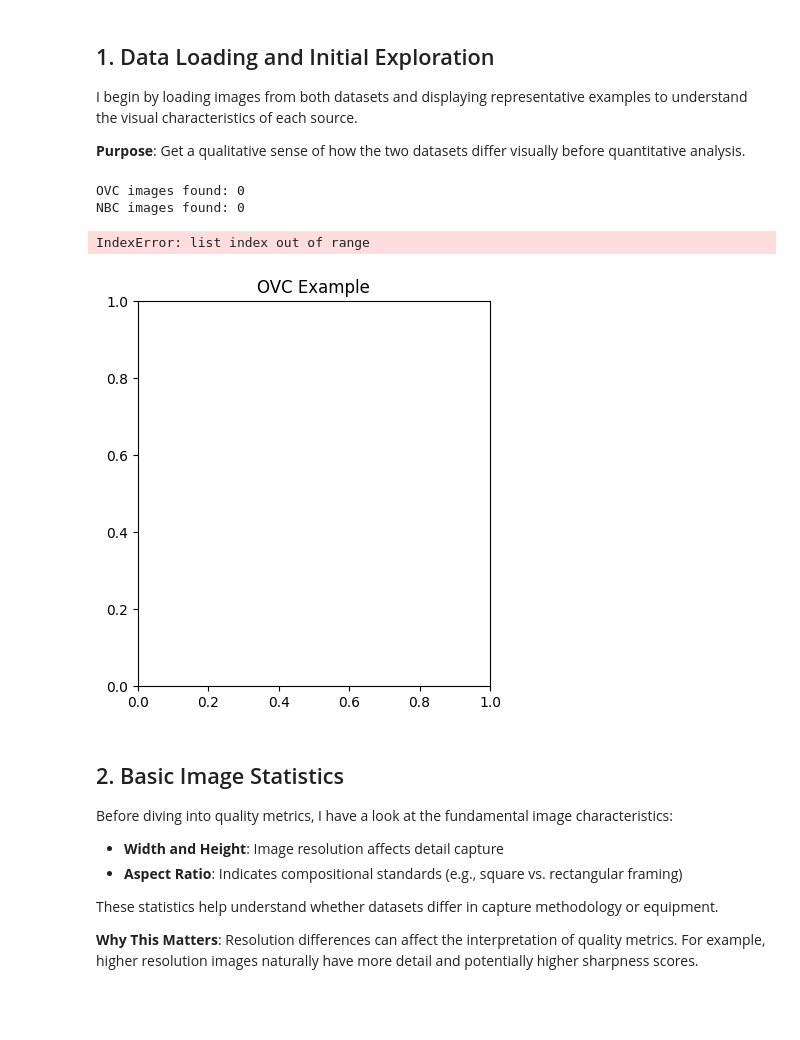
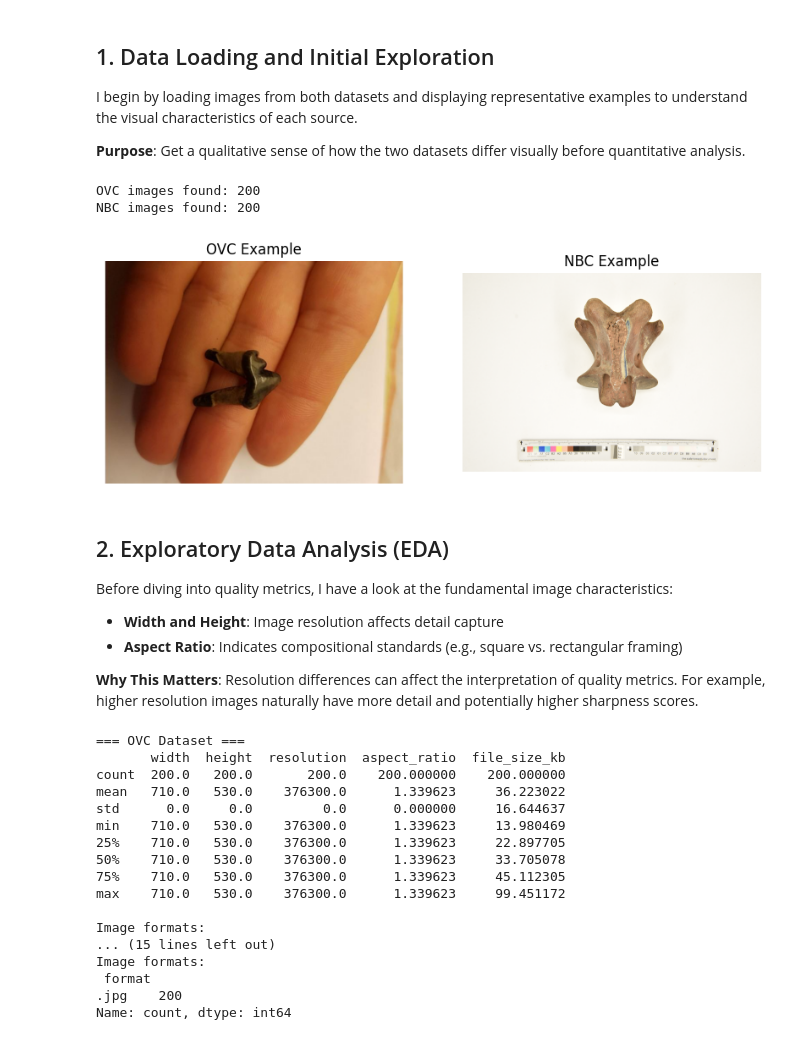
Before and after one commit to MeganSpielberg/fossil-ai-feedback, a Jupyter notebook: image_quality_assessment/general_image_quality.ipynb, the cells around one changed output. Cells and saved outputs as stored; diff of their text form; code cells hidden in the pictures; blank space fills up the shorter version.

```diff
--- a/image_quality_assessment/general_image_quality.ipynb
+++ b/image_quality_assessment/general_image_quality.ipynb
@@ -43,38 +39,34 @@ from skimage.measure import shannon_entropy
 # %%
-drive_folder = 'G:\Meine Ablage/' # Path to Google Drive folder
-ovc_folder = 'G:\Meine Ablage\ALL_IMAGES_OVC.lnk'
-nbc_folder = 'G:\Meine Ablage\PHOTOS_NBC.lnk'
+ovc_folder = 'images_ovc/'
+nbc_folder = 'images_nbc/'
 
 ovc_images = sorted(glob(os.path.join(ovc_folder, '*')))
 nbc_images = sorted(glob(os.path.join(nbc_folder, '*')))
 
 print(f'OVC images found: {len(ovc_images)}')
 print(f'NBC images found: {len(nbc_images)}')
 
 plt.figure(figsize=(10,5))
 plt.subplot(1,2,1)
 plt.title('OVC Example')
 plt.imshow(Image.open(ovc_images[0]))
 plt.axis('off')
 
 plt.subplot(1,2,2)
 plt.title('NBC Example')
 plt.imshow(Image.open(nbc_images[0]))
 plt.axis('off')
 plt.show()
 # %% [output]
-OVC images found: 0
-NBC images found: 0
+OVC images found: 200
+NBC images found: 200
-IndexError: list index out of range
-[figure, old version]
+[figure, new version]
 # %% [markdown]
-## 2. Basic Image Statistics
+## 2. Exploratory Data Analysis (EDA)
 
 Before diving into quality metrics, I have a look at the fundamental image characteristics:
 - **Width and Height**: Image resolution affects detail capture
 - **Aspect Ratio**: Indicates compositional standards (e.g., square vs. rectangular framing)
 
-These statistics help understand whether datasets differ in capture methodology or equipment.
-
 **Why This Matters**: Resolution differences can affect the interpretation of quality metrics. For example, higher resolution images naturally have more detail and potentially higher sharpness scores.
 # %%
@@ -112,3 +108,34 @@ print(f"  Mean aspect ratio (w/h): {np.nanmean(nbc_stats['aspect_ratio']):.2f}")
+# %%
+# Analyze both datasets
+ovc_stats = analyze_dataset('images_ovc/', 'OVC')
+nbc_stats = analyze_dataset('images_nbc/', 'NBC')
+
+# Print summary statistics
+print("=== OVC Dataset ===")
+print(ovc_stats.describe())
+print("\nImage formats:\n", ovc_stats['format'].value_counts())
+
+print("\n=== NBC Dataset ===")
+print(nbc_stats.describe())
+print("\nImage formats:\n", nbc_stats['format'].value_counts())
+# %% [output]
+=== OVC Dataset ===
+       width  height  resolution  aspect_ratio  file_size_kb
+count  200.0   200.0       200.0    200.000000    200.000000
+mean   710.0   530.0    376300.0      1.339623     36.223022
+std      0.0     0.0         0.0      0.000000     16.644637
+min    710.0   530.0    376300.0      1.339623     13.980469
+25%    710.0   530.0    376300.0      1.339623     22.897705
+50%    710.0   530.0    376300.0      1.339623     33.705078
+75%    710.0   530.0    376300.0      1.339623     45.112305
+max    710.0   530.0    376300.0      1.339623     99.451172
+
+Image formats:
+... (15 lines left out)
+Image formats:
+ format
+.jpg    200
+Name: count, dtype: int64
 # %% [markdown]
 ## 3. Image Quality Metrics
 
```
Also changed, not shown: parts of 31 cells of this notebook, 3 other files.
